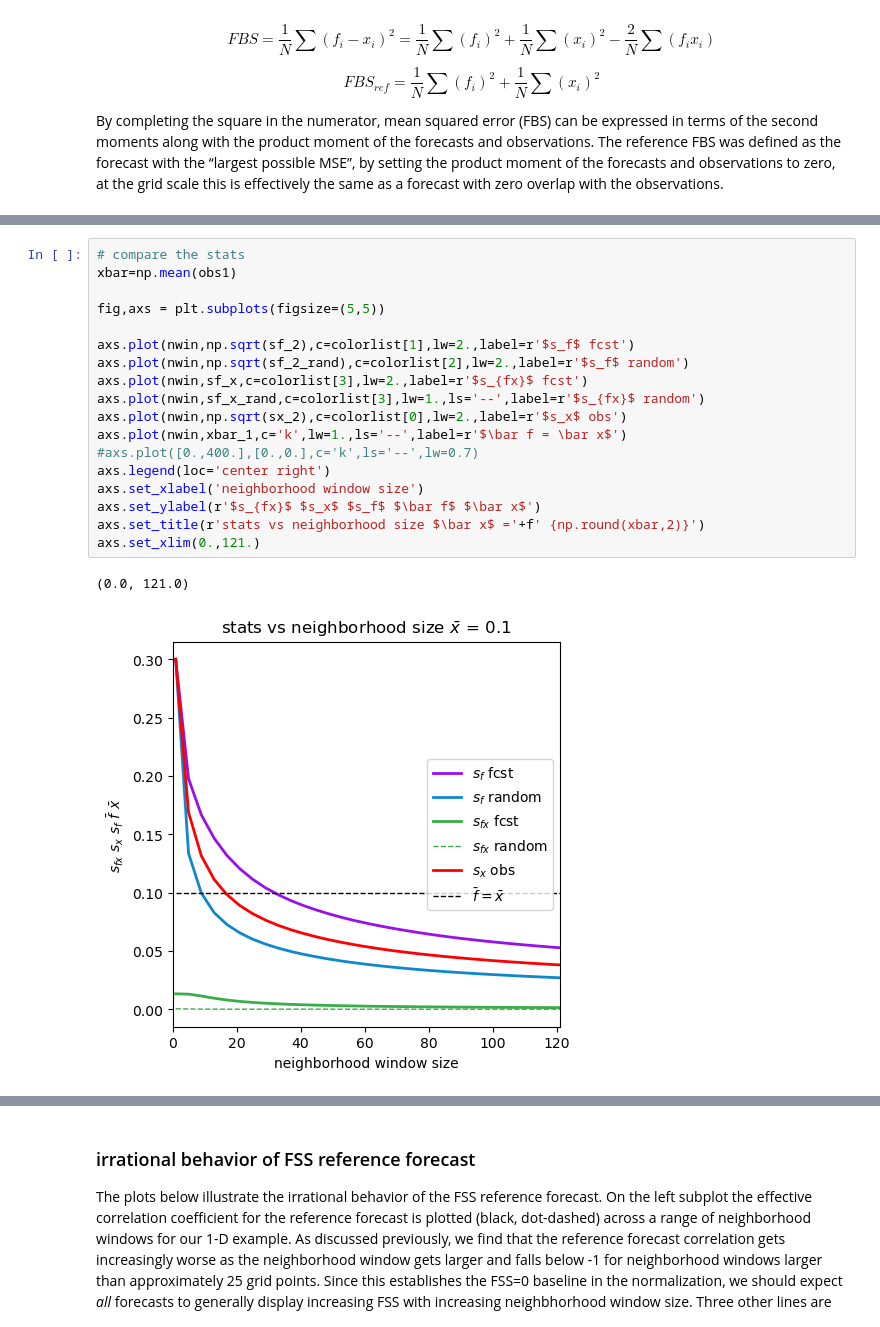
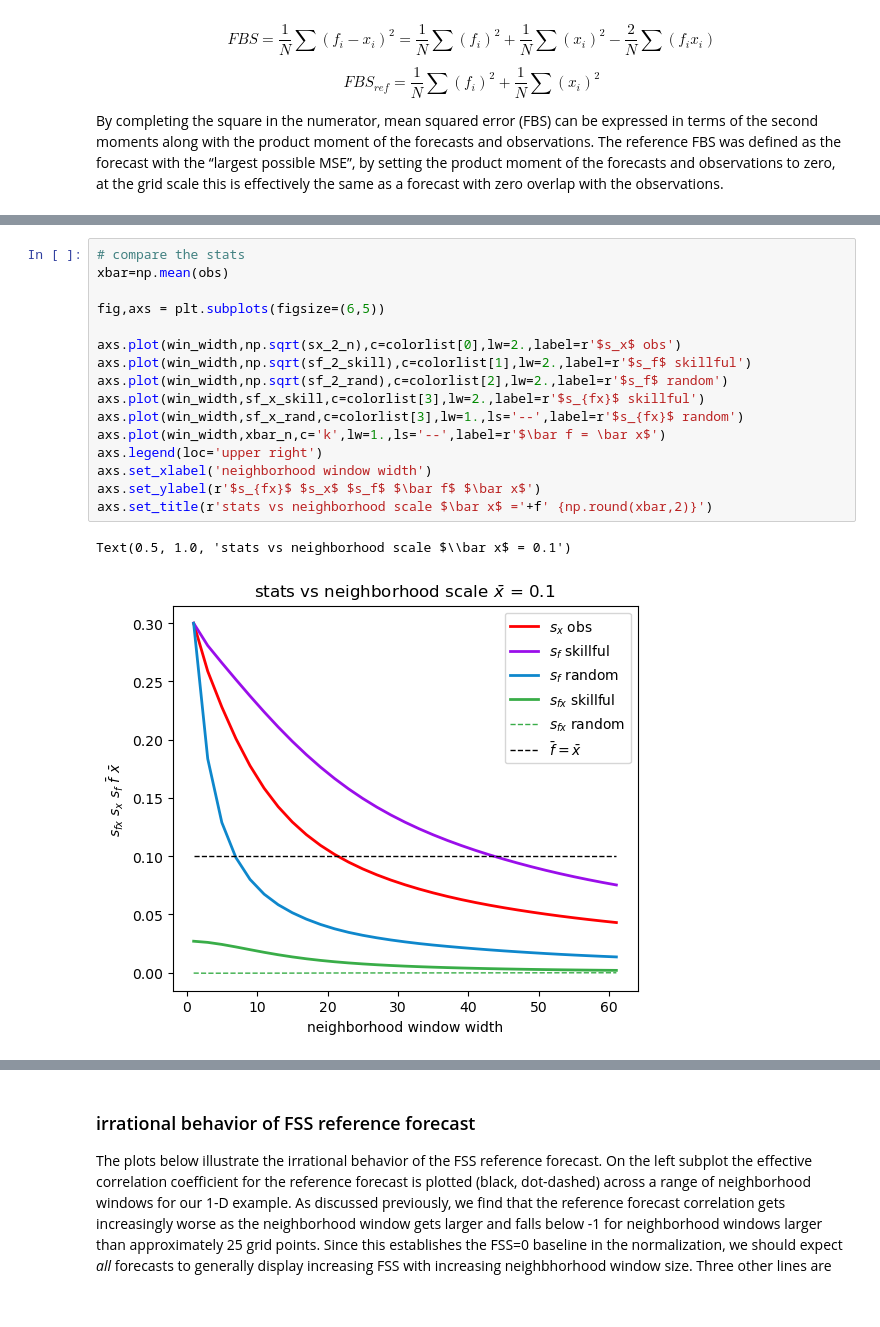
Before and after one commit to baldwin-ou/verification, a Jupyter notebook: issues_with_FSS.ipynb, the cells around one changed output, grey strips where cells are left out. Saved outputs shown, nothing was run; the diff lists cells and outputs as text.

```diff
--- a/issues_with_FSS.ipynb
+++ b/issues_with_FSS.ipynb
@@ -185,23 +288,21 @@ The normalized sharpness ($s_f$/$s_x$) for both of the example forecasts start w
 # %%
 # compare the stats
-xbar=np.mean(obs1)
+xbar=np.mean(obs)
 
-fig,axs = plt.subplots(figsize=(5,5))
+fig,axs = plt.subplots(figsize=(6,5))
 
-axs.plot(nwin,np.sqrt(sf_2),c=colorlist[1],lw=2.,label=r'$s_f$ fcst')
-axs.plot(nwin,np.sqrt(sf_2_rand),c=colorlist[2],lw=2.,label=r'$s_f$ random')
-axs.plot(nwin,sf_x,c=colorlist[3],lw=2.,label=r'$s_{fx}$ fcst')
-axs.plot(nwin,sf_x_rand,c=colorlist[3],lw=1.,ls='--',label=r'$s_{fx}$ random')
-axs.plot(nwin,np.sqrt(sx_2),c=colorlist[0],lw=2.,label=r'$s_x$ obs')
-axs.plot(nwin,xbar_1,c='k',lw=1.,ls='--',label=r'$\bar f = \bar x$')
-#axs.plot([0.,400.],[0.,0.],c='k',ls='--',lw=0.7)
-axs.legend(loc='center right')
-axs.set_xlabel('neighborhood window size')
+axs.plot(win_width,np.sqrt(sx_2_n),c=colorlist[0],lw=2.,label=r'$s_x$ obs')
+axs.plot(win_width,np.sqrt(sf_2_skill),c=colorlist[1],lw=2.,label=r'$s_f$ skillful')
+axs.plot(win_width,np.sqrt(sf_2_rand),c=colorlist[2],lw=2.,label=r'$s_f$ random')
+axs.plot(win_width,sf_x_skill,c=colorlist[3],lw=2.,label=r'$s_{fx}$ skillful')
+axs.plot(win_width,sf_x_rand,c=colorlist[3],lw=1.,ls='--',label=r'$s_{fx}$ random')
+axs.plot(win_width,xbar_n,c='k',lw=1.,ls='--',label=r'$\bar f = \bar x$')
+axs.legend(loc='upper right')
+axs.set_xlabel('neighborhood window width')
 axs.set_ylabel(r'$s_{fx}$ $s_x$ $s_f$ $\bar f$ $\bar x$')
-axs.set_title(r'stats vs neighborhood size $\bar x$ ='+f' {np.round(xbar,2)}')
-axs.set_xlim(0.,121.)
+axs.set_title(r'stats vs neighborhood scale $\bar x$ ='+f' {np.round(xbar,2)}')
 # %% [output]
-(0.0, 121.0)
+Text(0.5, 1.0, 'stats vs neighborhood scale $\\bar x$ = 0.1')
-[figure, old version]
+[figure, new version]
 # %% [markdown]
 ### multi-scale variability of fields
```
Also changed, not shown: parts of 53 cells of this notebook.
